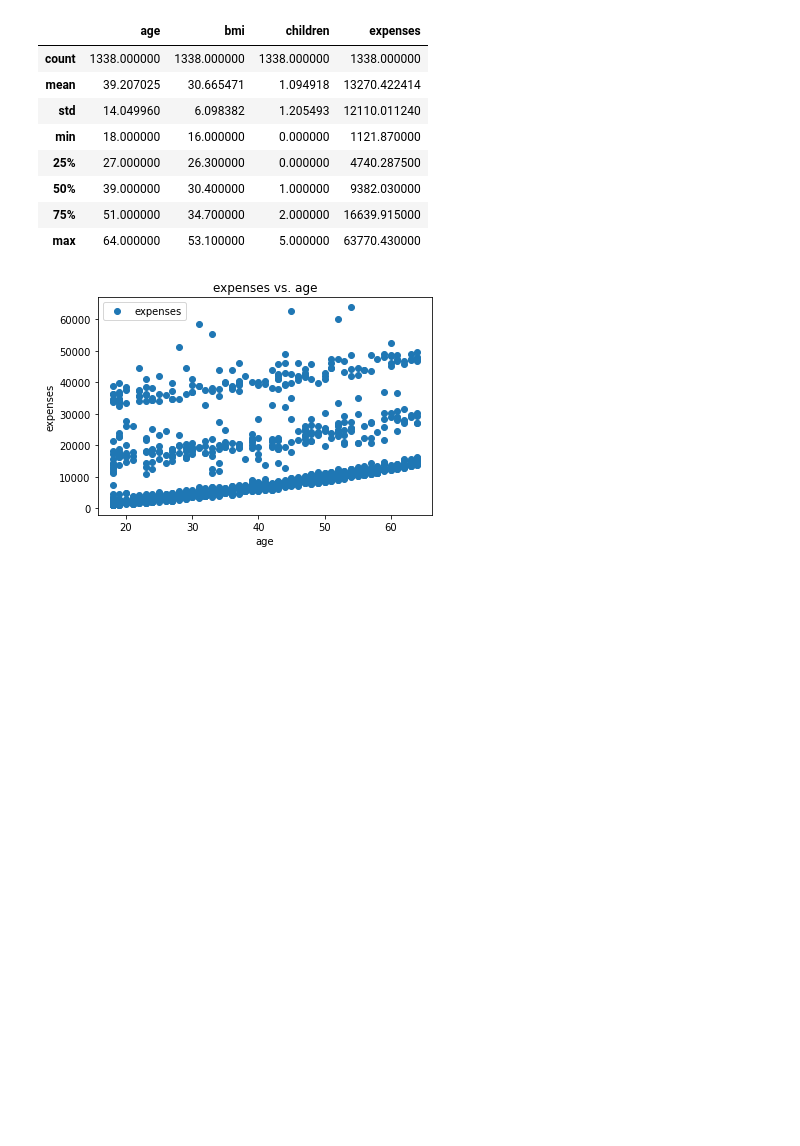
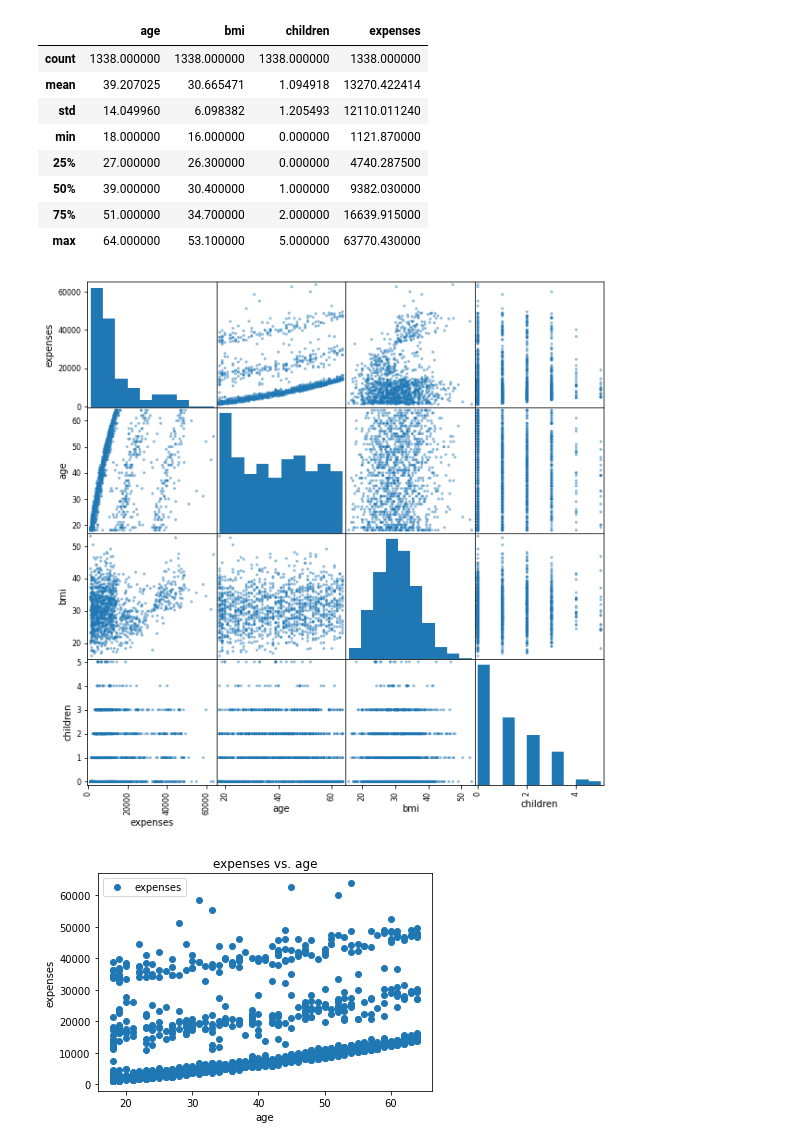
Before and after one commit to Heldenkombinat/Tutorials, a Jupyter notebook: Data-Analysis/5_Linear-regression/4c_multiple-linear-regression_insurance_solution.ipynb, the cells around one changed output. Saved outputs shown, nothing was run; the diff lists cells and outputs as text; code cells hidden in the pictures; blank space fills up the shorter version.

```diff
--- a/Data-Analysis/5_Linear-regression/4c_multiple-linear-regression_insurance_solution.ipynb
+++ b/Data-Analysis/5_Linear-regression/4c_multiple-linear-regression_insurance_solution.ipynb
@@ -66,6 +66,13 @@ data.describe()
 | 50% | 39.000000 | 30.400000 | 1.000000 | 9382.030000 |
 | 75% | 51.000000 | 34.700000 | 2.000000 | 16639.915000 |
 | max | 64.000000 | 53.100000 | 5.000000 | 63770.430000 |
+# %%
+# Plot Scatter Matrix for relevant variables
+plot_data_new = data[['expenses', 'age', 'bmi', 'children']]
+from pandas.plotting import scatter_matrix
+sm = scatter_matrix(plot_data_new, figsize = (10,10))
+# %% [output]
+[figure, added]
 # %%
 # Plot some feature relations
 data.plot(x='age', y='expenses', style='o')
```
Also changed, not shown: parts of 4 cells of this notebook.
